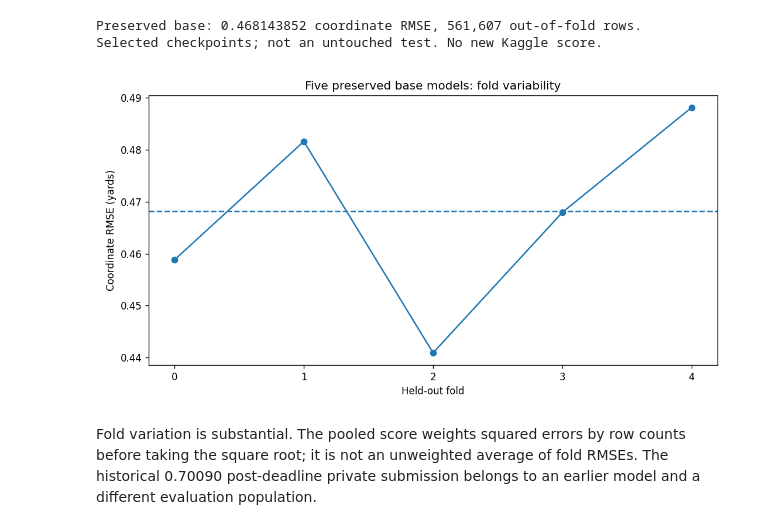
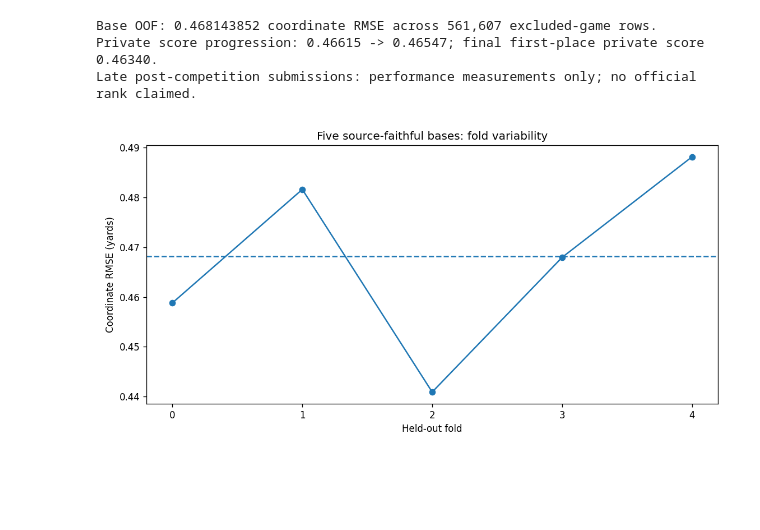
Before and after one commit to alvaromendizabal/nfl-player-trajectory, a Jupyter notebook: research/RECENT_MODELS.ipynb, the cells around one changed output. Drawn from its saved outputs; the diff is of its cells as text; code cells hidden in the pictures; blank space fills up the shorter version.

```diff
--- a/research/RECENT_MODELS.ipynb
+++ b/research/RECENT_MODELS.ipynb
@@ -22,9 +20,9 @@ import matplotlib.pyplot as plt
 import plotly.graph_objects as go
 from IPython.display import display
 E=json.loads(Path('research/evidence/model_reproduction.json').read_text())
-def show(fig, static, name):
-    fig.update_layout(width=900,height=480,margin=dict(l=80,r=40,t=70,b=70),font=dict(size=14))
-    static.set_size_inches(9,4.8);static.tight_layout()
+def show(fig, static, name, height=480):
+    fig.update_layout(width=940,height=height,margin=dict(l=90,r=40,t=80,b=80),font=dict(size=14))
+    static.set_size_inches(9.4,height/100);static.tight_layout()
     buf=io.BytesIO();static.savefig(buf,format='png',dpi=120)
     Path('research/figures').mkdir(exist_ok=True)
     Path('research/figures/'+name+'.png').write_bytes(buf.getvalue())
@@ -33,19 +31,20 @@ def show(fig, static, name):
 n=sum(f['rows'] for f in E['base_folds'])
 r=math.sqrt(sum(f['rows']*f['rmse']**2 for f in E['base_folds'])/n)
 assert n==561607 and abs(r-E['base_oof_rmse'])<1e-12
-print(f'Preserved base: {r:.9f} coordinate RMSE, {n:,} out-of-fold rows.')
-print('Selected checkpoints; not an untouched test. No new Kaggle score.')
+K=E['kaggle_private']
+print(f'Base OOF: {r:.9f} coordinate RMSE across {n:,} excluded-game rows.')
+print(f"Private score progression: {K['five_base_submission']['private_rmse']:.5f} -> {K['seven_model_submission']['private_rmse']:.5f}; final first-place private score {K['final_first_place_private_rmse']:.5f}.")
+print('Late post-competition submissions: performance measurements only; no official rank claimed.')
 # %% [output]
-Preserved base: 0.468143852 coordinate RMSE, 561,607 out-of-fold rows.
-Selected checkpoints; not an untouched test. No new Kaggle score.
+Base OOF: 0.468143852 coordinate RMSE across 561,607 excluded-game rows.
+Private score progression: 0.46615 -> 0.46547; final first-place private score 0.46340.
+Late post-competition submissions: performance measurements only; no official rank claimed.
 # %%
 f=E['base_folds']; x=[str(v['fold']) for v in f]; y=[v['rmse'] for v in f]
-fig=go.Figure(go.Scatter(x=x,y=y,mode='markers+lines',name='Excluded-fold base',text=[str(v['rows'])+' rows' for v in f]))
-fig.update_layout(title='Five preserved base models: fold variability',xaxis_title='Held-out fold',yaxis_title='Coordinate RMSE (yards; lower is better)')
+fig=go.Figure(go.Scatter(x=x,y=y,mode='markers+lines',name='Excluded-game base',text=[f"{v['rows']:,} rows" for v in f]))
+fig.update_layout(title='Five source-faithful bases: excluded-game fold variability',xaxis_title='Held-out fold',yaxis_title='Coordinate RMSE (yards; lower is better)')
 fig.add_hline(y=E['base_oof_rmse'],line_dash='dash',annotation_text='Pooled OOF')
-static,ax=plt.subplots();ax.plot(x,y,marker='o');ax.axhline(E['base_oof_rmse'],linestyle='--');ax.set(xlabel='Held-out fold',ylabel='Coordinate RMSE (yards)',title='Five preserved base models: fold variability')
+static,ax=plt.subplots();ax.plot(x,y,marker='o');ax.axhline(E['base_oof_rmse'],linestyle='--');ax.set(xlabel='Held-out fold',ylabel='Coordinate RMSE (yards)',title='Five source-faithful bases: fold variability')
 show(fig,static,'winner_folds')
 # %% [output]
-[figure, old version]
+[figure, new version]
-# %% [markdown]
-Fold variation is substantial. The pooled score weights squared errors by row counts before taking the square root; it is not an unweighted average of fold RMSEs. The historical 0.70090 post-deadline private submission belongs to an earlier model and a different evaluation population.
```
Also changed, not shown: parts of 22 cells of this notebook, 16 other files.
